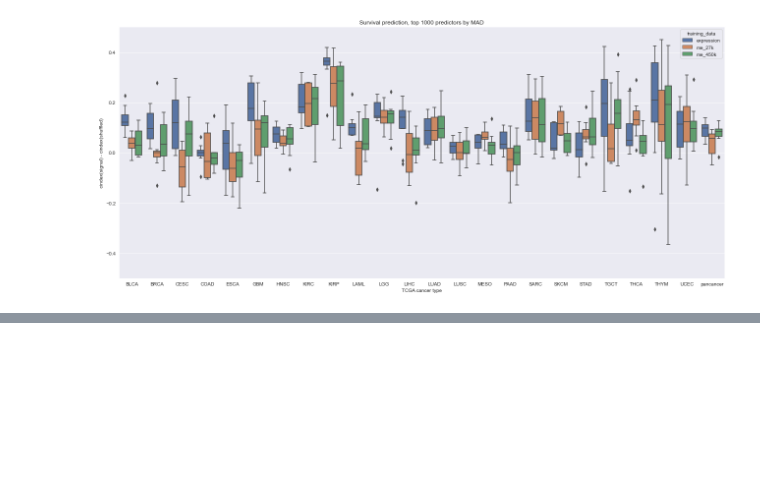
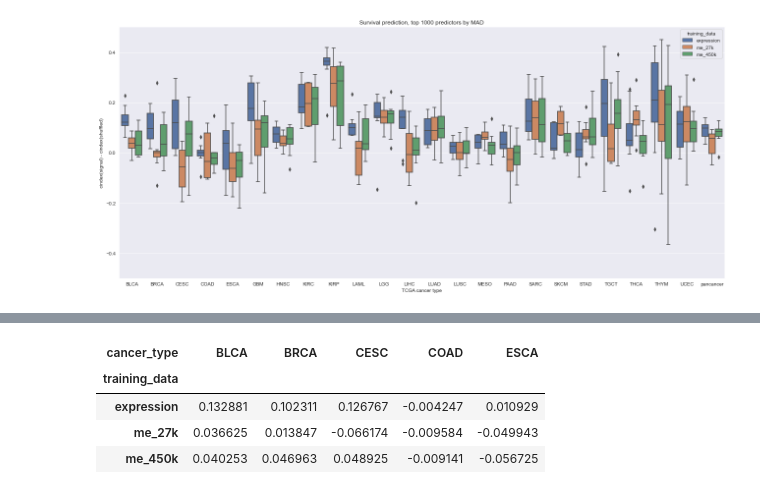
Before and after one commit to greenelab/mpmp, a Jupyter notebook: 06_predict_survival/plot_survival_results.ipynb, the cells around one changed output, grey strips where cells are left out. Cells and saved outputs as stored; diff of their text form; code cells hidden in the pictures; blank space fills up the shorter version.

```diff
--- a/06_predict_survival/plot_survival_results.ipynb
+++ b/06_predict_survival/plot_survival_results.ipynb
@@ -181,0 +208,12 @@ plt.tight_layout()
+# %%
+heatmap_df = (all_results_df
+    .pivot(index='training_data', columns='cancer_type', values='delta_mean')
+    .reindex(['expression', 'me_27k', 'me_450k'])
+)
+heatmap_df.iloc[:, :5]
+# %% [output]
+| cancer_type | BLCA | BRCA | CESC | COAD | ESCA |
+| training_data |  |  |  |  |  |
+| expression | 0.132881 | 0.102311 | 0.126767 | -0.004247 | 0.010929 |
+| me_27k | 0.036625 | 0.013847 | -0.066174 | -0.009584 | -0.049943 |
+| me_450k | 0.040253 | 0.046963 | 0.048925 | -0.009141 | -0.056725 |
```
Also changed, not shown: parts of 4 cells of this notebook, 1 other file.
